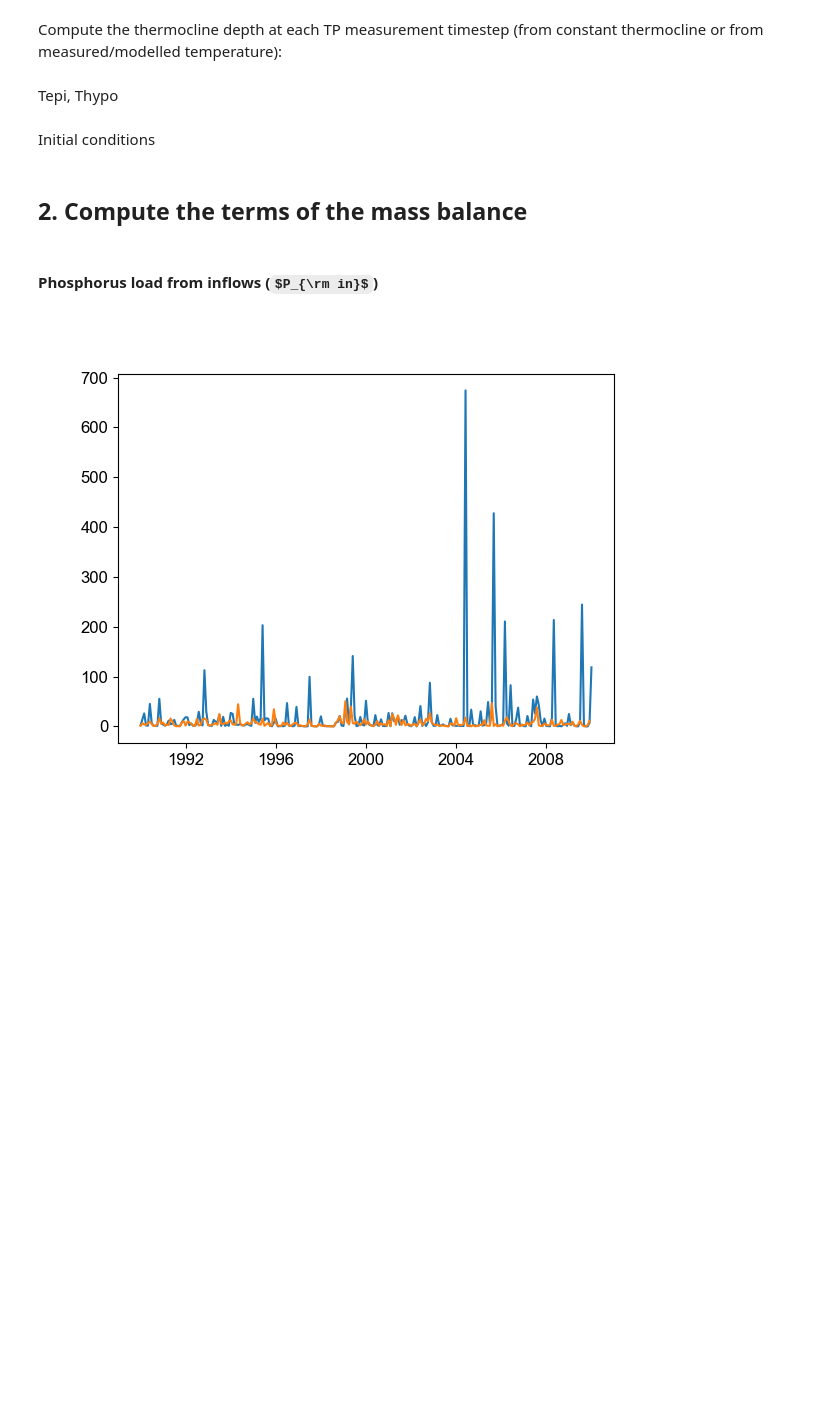
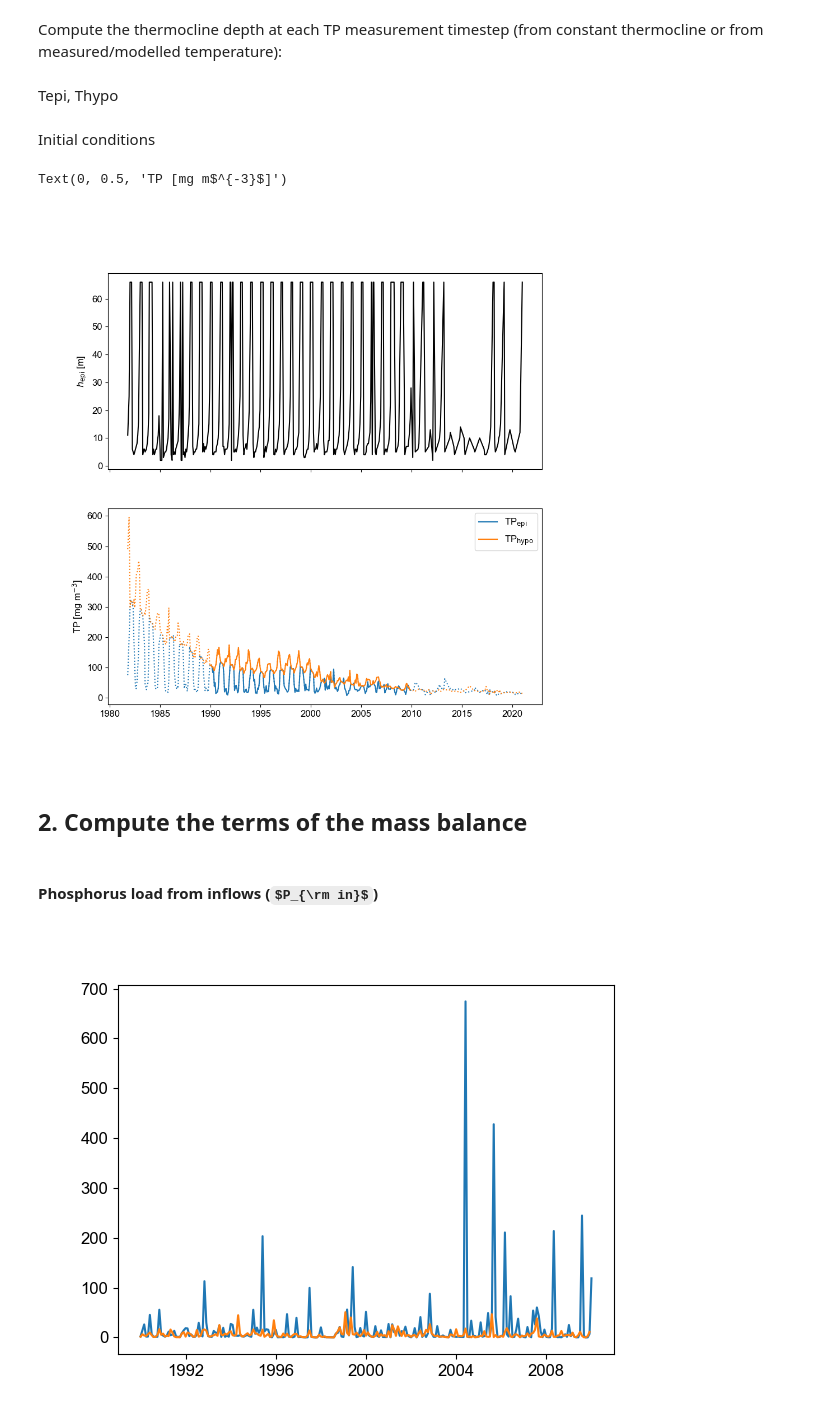
Before and after one commit to tdoda/phosphorus_model, a Jupyter notebook: Scripts/predictive_model.ipynb, the cells around one changed output. Cells and saved outputs as stored; diff of their text form; code cells hidden in the pictures; some formulas as TeX source; blank space fills up the shorter version.

Commit message:
Modification of predictive model: save hepi, TPepi and TPhypo for the period where TP and temperature data are available

```diff
--- a/Scripts/predictive_model.ipynb
+++ b/Scripts/predictive_model.ipynb
@@ -91,13 +86,12 @@ V_lake=np.nansum(V_hypso) # [m3]
 z_mean=V_lake/A0 # [m]
 # %%
 #date_format = lambda x: pd.to_datetime(x, format='%d.%m.%Y')
-
 simstrat_file="../Data/"+lakename+"/"+lakename+"_T_SIMSTRAT.dat"
 df_inflows=pd.read_csv("../Data/"+lakename+"/Inflows.csv", sep=",",parse_dates=["Date"],date_format='%d.%m.%Y') # Inflows
 #df_outflows=pd.read_csv("..\Data\\"+lakename+"\Outflows.csv", sep=",",parse_dates=["Date"],date_parser=date_format) # Outflows
 df_TP=pd.read_csv("../Data/"+lakename+"/TP.csv", sep=",") # TP concentrations (to compare with model)
-dates_TP=np.array([datetime.strptime(datestr,"%d/%m/%Y") for datestr in df_TP.columns[1:]]) # Dates with measured TP
-tnum_TP=np.array([d.replace(tzinfo=timezone.utc).timestamp() for d in dates_TP])
+tdate_TP=np.array([datetime.strptime(datestr,"%d/%m/%Y") for datestr in df_TP.columns[1:]]) # Dates with measured TP
+tnum_TP=np.array([d.replace(tzinfo=timezone.utc).timestamp() for d in tdate_TP])
 # %%
 if method_Pin=="curve":
     df_Q=pd.read_csv("../Data/"+lakename+"/Discharges.csv", sep=",",parse_dates=["Date"],date_format='%d.%m.%Y')
@@ -115,7 +109,7 @@ if not list(tdate_budget): # Empty: take the time from the lowest frequency betw
         if ind_low_freq==0: # Take inflows time
             tdate_budget=df_inflows["Date"].to_numpy().astype('datetime64[s]').astype(datetime)
         else: # Take TP time
-            tdate_budget=dates_TP
+            tdate_budget=tdate_TP
 
         if list(tdate_min_max): # Not empty
             tdate_budget=tdate_budget[np.logical_and(tdate_budget>tdate_min_max[0],tdate_budget<tdate_min_max[1])]
@@ -129,12 +123,13 @@ Compute the thermocline depth at each TP measurement timestep (from constant the
 if method_epi=="constant":
     tdate_start=df_lake["t_stratif_start"].to_numpy().astype('datetime64[s]').astype(datetime)[0]
     tdate_end=df_lake["t_stratif_end"].to_numpy().astype('datetime64[s]').astype(datetime)[0]
-    hepi_TP=compute_hepi_constant(dates_TP,tdate_start,tdate_end,hepi=df_lake["z_epi"][0],zmax=df_lake["z_max"][0]) # At time steps of TP measurements
+    hepi_TP=compute_hepi_constant(tdate_TP,tdate_start,tdate_end,hepi=df_lake["z_epi"][0],zmax=df_lake["z_max"][0]) # At time steps of TP measurements
     hepi_budget=compute_hepi_constant(tdate_budget,tdate_start,tdate_end,hepi=df_lake["z_epi"][0],zmax=df_lake["z_max"][0]) # At time steps of P budget
 else:
     tnum_T, depth_T, tempval=extract_simstrat_T(simstrat_file) # Extract Simstrat temperature data
     bool_period=np.logical_and(tnum_T>=tnum_budget[0],tnum_T<=tnum_budget[-1]) # Select period of interest
-    hepi_TP,hepi_T=compute_hepi_varying(tnum_TP,tnum_T[bool_period],depth_T,tempval[:,bool_period],zmax=df_lake["z_max"][0]) # At time steps of TP measurements
+    #hepi_TP,hepi_T=compute_hepi_varying(tnum_TP,tnum_T[bool_period],depth_T,tempval[:,bool_period],zmax=df_lake["z_max"][0]) # At time steps of TP measurements
+    hepi_TP,hepi_T=compute_hepi_varying(tnum_TP,tnum_T,depth_T,tempval,zmax=df_lake["z_max"][0]) # At time steps of TP measurements
     hepi_budget,_=compute_hepi_varying(tnum_budget,tnum_T[bool_period],depth_T,tempval[:,bool_period],zmax=df_lake["z_max"][0]) # At time steps of P budget
 
 Vepi=np.full(len(hepi_budget),np.nan)
@@ -166,7 +164,21 @@ TPhypo_0=TPhypo[np.argmin(np.abs(tnum_TP-tnum_budget[0]))]
 # %%
 TPepi_compare=TPepi[np.logical_and(tnum_TP>=tnum_budget[0],tnum_TP<=tnum_budget[-1])]
 TPhypo_compare=TPhypo[np.logical_and(tnum_TP>=tnum_budget[0],tnum_TP<=tnum_budget[-1])]
-tdate_compare=dates_TP[np.logical_and(tnum_TP>=tnum_budget[0],tnum_TP<=tnum_budget[-1])]
+tdate_compare=tdate_TP[np.logical_and(tnum_TP>=tnum_budget[0],tnum_TP<=tnum_budget[-1])]
+# %%
+fig,ax=plt.subplots(2,1,figsize=(10,10),sharex=True)
+ax[0].plot(tdate_TP,hepi_TP,'-k')
+ax[0].set_ylabel('$h_{\\rm epi}$ [m]')
+
+ax[1].plot(tdate_TP,TPepi,':',color="C0")
+p1,=ax[1].plot(tdate_compare,TPepi_compare,'-',color="C0")
+ax[1].plot(tdate_TP,TPhypo,':',color="C1")
+p2,=ax[1].plot(tdate_compare,TPhypo_compare,'-',color="C1")
+plt.legend([p1,p2],['TP$_{\\rm epi}$','TP$_{\\rm hypo}$'])
+ax[1].set_ylabel('TP [mg m$^{-3}$]')
+# %% [output]
+Text(0, 0.5, 'TP [mg m$^{-3}$]')
+[figure, added]
 # %% [markdown]
 ## 2. Compute the terms of the mass balance
 # %% [markdown]
```
Also changed, not shown: parts of 3 cells of this notebook, 1 other file.
